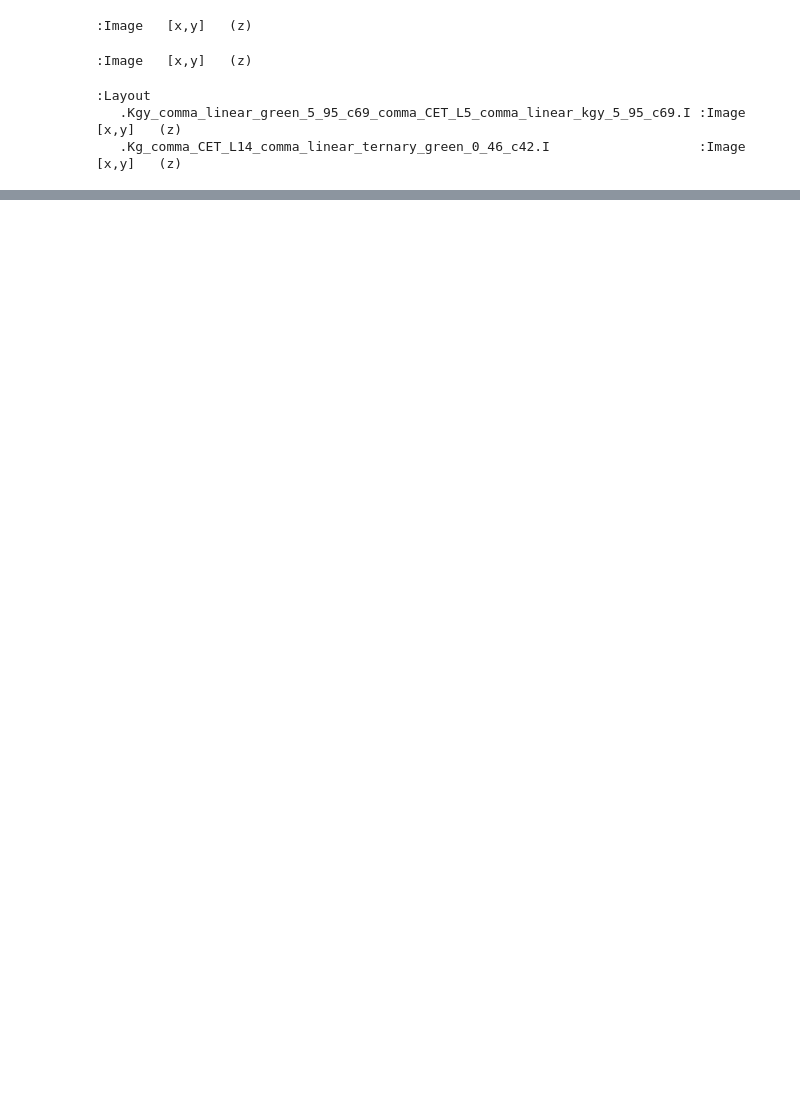
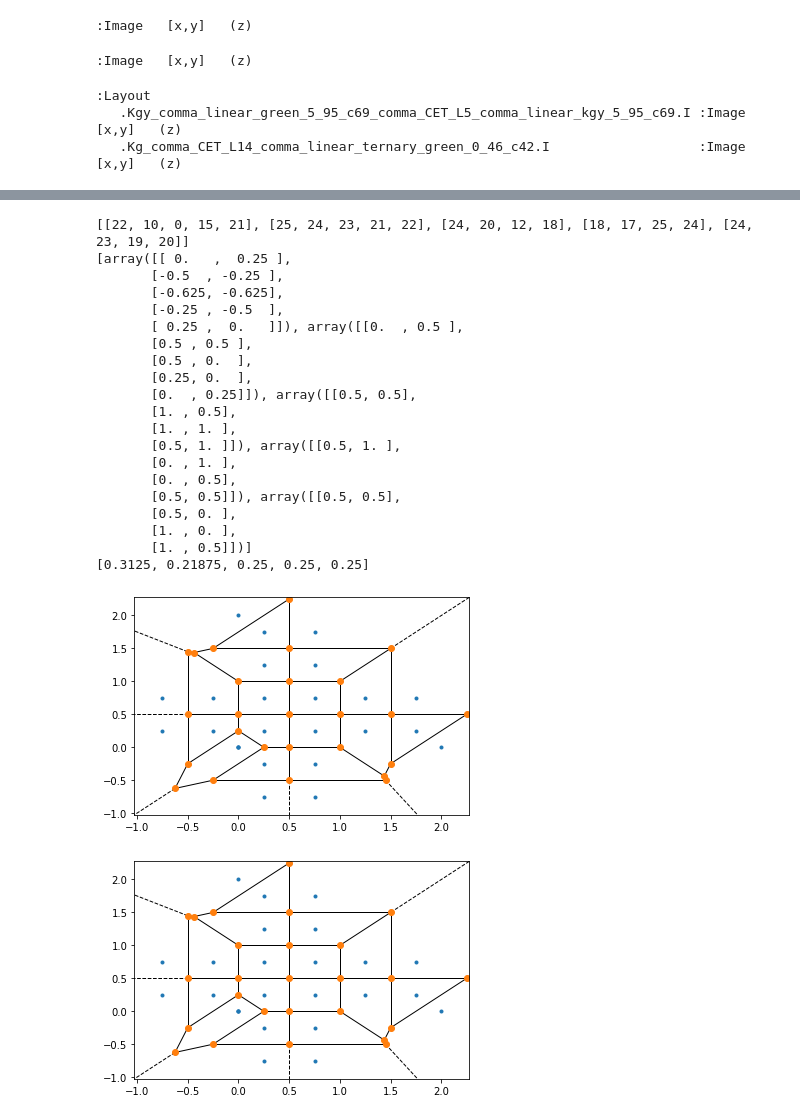
Before and after one commit to onakanob/GridGraph_Widget, a Jupyter notebook: proto_bokeh.ipynb, the cells around one changed output, grey strips where cells are left out. Drawn from its saved outputs; the diff is of its cells as text; code cells hidden in the pictures; blank space fills up the shorter version.

```diff
--- a/proto_bokeh.ipynb
+++ b/proto_bokeh.ipynb
@@ -206,0 +287,75 @@ swatches(group='green')
+# %%
+# Test out PolyArea and voronoi functions for area attribution calculations
+import numpy as np
+from scipy.spatial import Voronoi, voronoi_plot_2d
+from ipdb import set_trace as DF
+
+points = [(0, 0), (.25, .25), (.75, .75), (.25, .75), (.75, .25)]
+
+def box_reflections(points, bounding_box):
+    '''multiply points by reflecting over the bounding box edges.
+    Code by Flabetvibes at https://tinyurl.com/y3lwr6k4 (StackOverflow)'''
+    points_left = np.copy(points)
+    points_left[:, 0] = bounding_box[0] - (points_left[:, 0] - bounding_box[0])
+    points_right = np.copy(points)
+    points_right[:, 0] = bounding_box[1] + (bounding_box[1] - points_right[:, 0])
+    points_down = np.copy(points)
+    points_down[:, 1] = bounding_box[2] - (points_down[:, 1] - bounding_box[2])
+    points_up = np.copy(points)
+    points_up[:, 1] = bounding_box[3] + (bounding_box[3] - points_up[:, 1])
+    return np.append(points,
+                        np.append(np.append(points_left,
+                                           points_right,
+                                           axis=0),
+                                 np.append(points_down,
+                                           points_up,
+                                           axis=0),
+                                 axis=0),
+                       axis=0)
+
+def update_areas(points):
+    def PolyArea(points):
+        x = points[:, 0]
+        y = points[:, 1]
+        return 0.5 * np.abs(np.dot(x, np.roll(y, 1)) - np.dot(y, np.roll(x, 1)))
+
+    # reflect all points over bounding edges
+    count = len(points)  # Original number of points
+    points = box_reflections(np.array(points), [0, 1, 0, 1])  # with reflections
+    vor = Voronoi(points)
+    my_regions = vor.point_region[:count]
+    region_vertices = [vor.regions[r] for r in my_regions]
+    print(region_vertices)
+    vx_coords = [vor.vertices[v] for v in region_vertices]
+    print(vx_coords)
+    areas = [PolyArea(points) for points in vx_coords]
+    print(areas)
+
+
+    return vor
+
+vor = update_areas(points)
+voronoi_plot_2d(vor)
+# %% [output]
+[[22, 10, 0, 15, 21], [25, 24, 23, 21, 22], [24, 20, 12, 18], [18, 17, 25, 24], [24, 23, 19, 20]]
+[array([[ 0.   ,  0.25 ],
+       [-0.5  , -0.25 ],
+       [-0.625, -0.625],
+       [-0.25 , -0.5  ],
+       [ 0.25 ,  0.   ]]), array([[0.  , 0.5 ],
+       [0.5 , 0.5 ],
+       [0.5 , 0.  ],
+       [0.25, 0.  ],
+       [0.  , 0.25]]), array([[0.5, 0.5],
+       [1. , 0.5],
+       [1. , 1. ],
+       [0.5, 1. ]]), array([[0.5, 1. ],
+       [0. , 1. ],
+       [0. , 0.5],
+       [0.5, 0.5]]), array([[0.5, 0.5],
+       [0.5, 0. ],
+       [1. , 0. ],
+       [1. , 0.5]])]
+[0.3125, 0.21875, 0.25, 0.25, 0.25]
+[figure, added]
+[figure, added]
```
Also changed, not shown: parts of 5 cells of this notebook, 6 other files.
